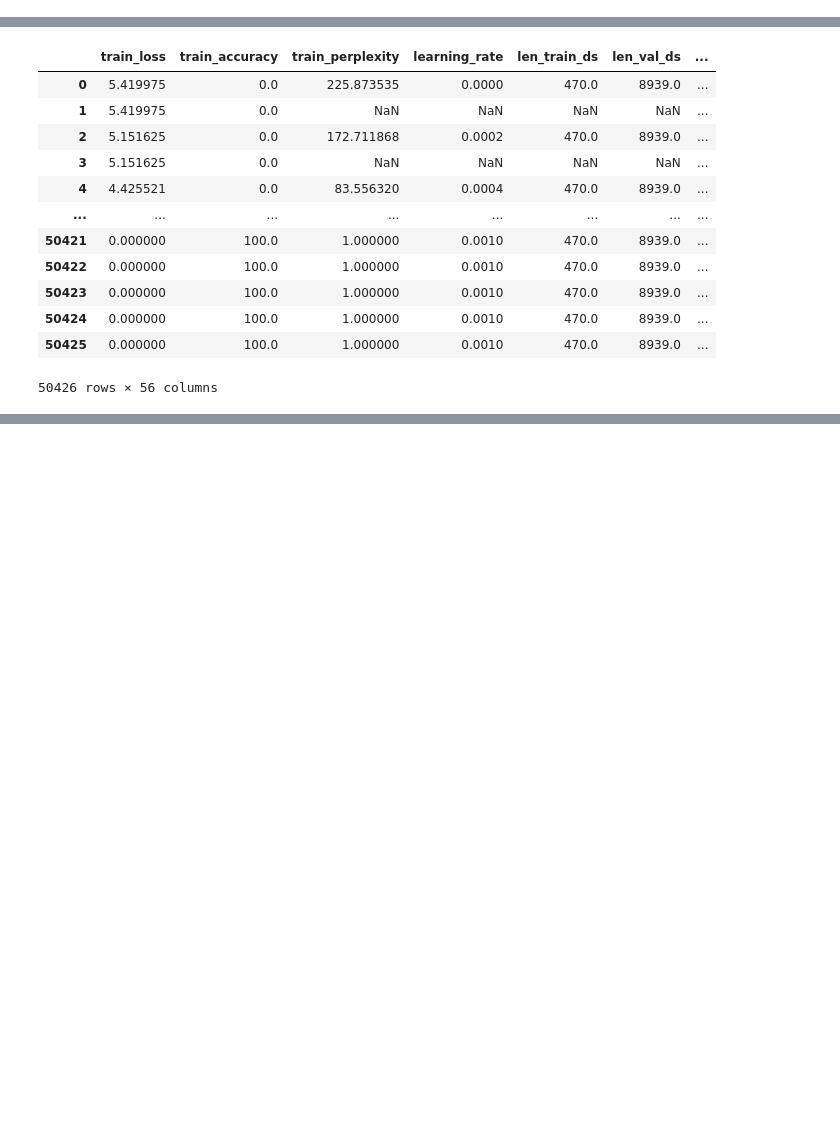
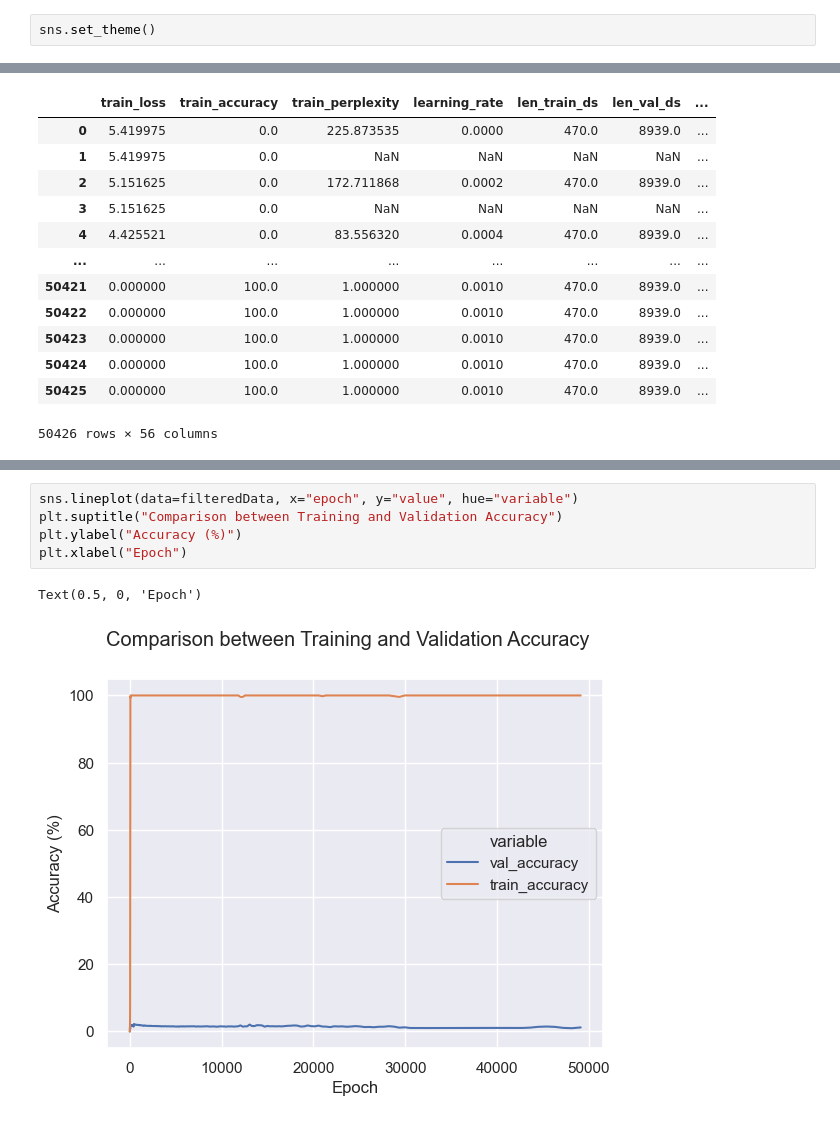
Before and after one commit to IMOsbo/DATA6550-Reproducibility, a Jupyter notebook: Code/Osborne/Analysis-Isaiah.ipynb, the cells around one changed output, grey strips where cells are left out. Saved outputs shown, nothing was run; the diff lists cells and outputs as text; blank space fills up the shorter version.

Commit message:
Added validation graph

```diff
--- a/Code/Osborne/Analysis-Isaiah.ipynb
+++ b/Code/Osborne/Analysis-Isaiah.ipynb
@@ -4,3 +5,5 @@ import seaborn as sns
+# %%
+sns.set_theme()
 # %%
 data = pd.read_csv("../Hoehn/metrics-50000-Epochs.csv")
 # %%
@@ -67,0 +61,8 @@ sns.lineplot(data=filteredData, x="epoch", y="train_accuracy")
+# %%
+sns.lineplot(data=filteredData, x="epoch", y="value", hue="variable")
+plt.suptitle("Comparison between Training and Validation Accuracy")
+plt.ylabel("Accuracy (%)")
+plt.xlabel("Epoch")
+# %% [output]
+Text(0.5, 0, 'Epoch')
+[figure, added]
```
Also changed, not shown: parts of 4 cells of this notebook.
